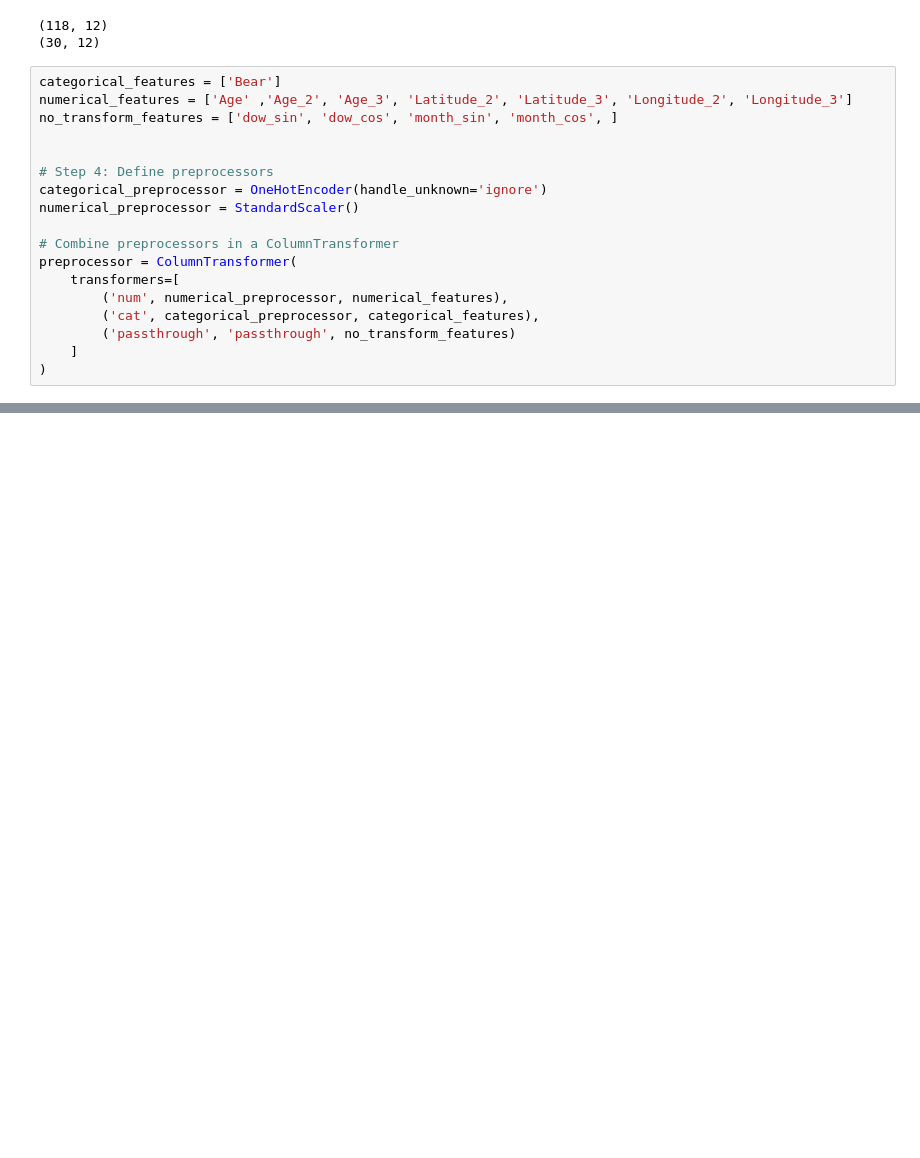
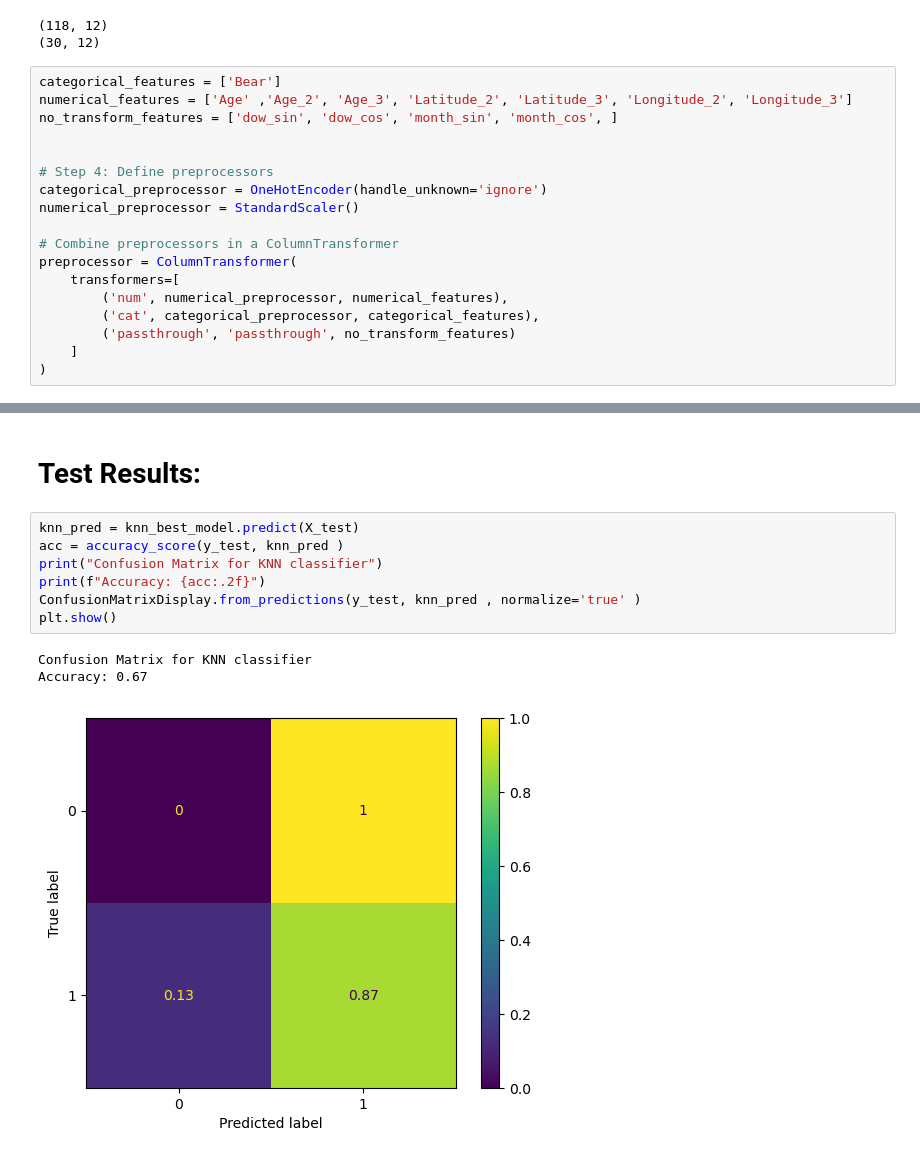
Before and after one commit to ljime080/CAP4612_Final_Project, a Jupyter notebook: final_project.ipynb, the cells around one changed output, grey strips where cells are left out. Drawn from its saved outputs; the diff is of its cells as text; blank space fills up the shorter version.

```diff
--- a/final_project.ipynb
+++ b/final_project.ipynb
@@ -311,0 +312,13 @@ Test Accuracy: 0.50
+# %% [markdown]
+# Test Results:
+# %%
+knn_pred = knn_best_model.predict(X_test)
+acc = accuracy_score(y_test, knn_pred )
+print("Confusion Matrix for KNN classifier")
+print(f"Accuracy: {acc:.2f}")
+ConfusionMatrixDisplay.from_predictions(y_test, knn_pred , normalize='true' )
+plt.show()
+# %% [output]
+Confusion Matrix for KNN classifier
+Accuracy: 0.67
+[figure, added]
```
Also changed, not shown: parts of 9 cells of this notebook.
